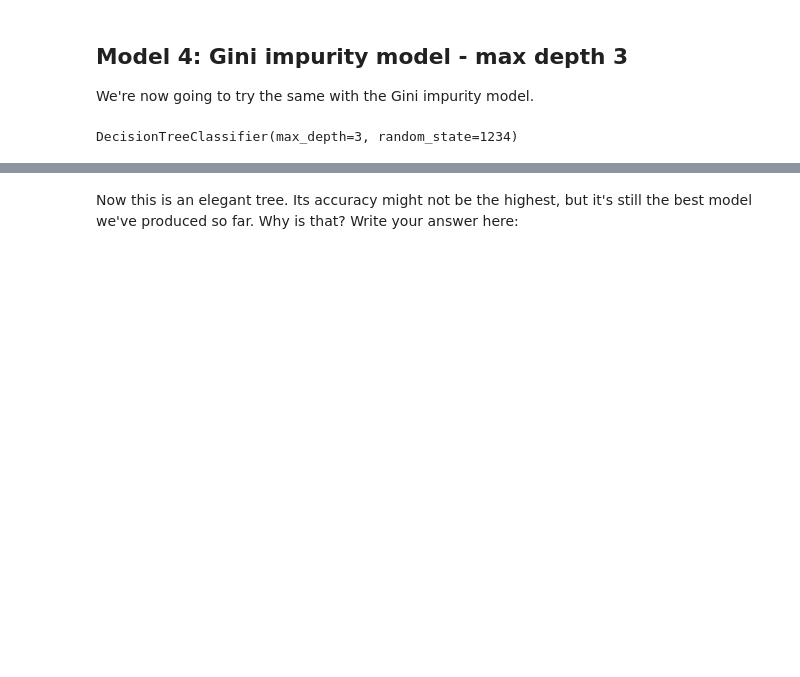
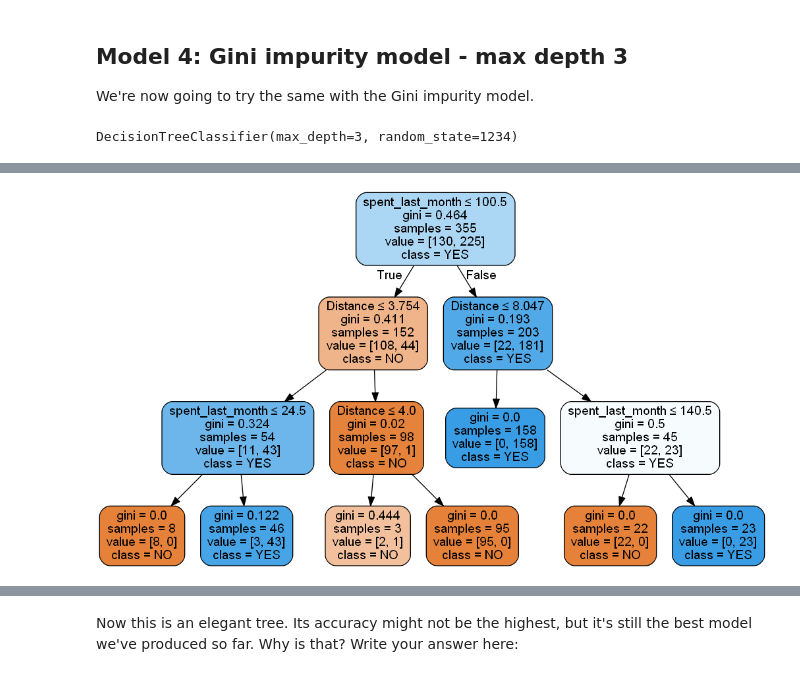
Before and after one commit to sweta0805/springboard, a Jupyter notebook: 1600874478_Springboard_Decision_Tree_Specialty_Coffee_Case_Study_09222020/Springboard Decision Tree Specialty Coffee Case Study - Tier 1.ipynb, the cells around one changed output, grey strips where cells are left out. Cells and saved outputs as stored; diff of their text form; code cells hidden in the pictures; blank space fills up the shorter version.

```diff
--- a/1600874478_Springboard_Decision_Tree_Specialty_Coffee_Case_Study_09222020/Springboard Decision Tree Specialty Coffee Case Study - Tier 1.ipynb
+++ b/1600874478_Springboard_Decision_Tree_Specialty_Coffee_Case_Study_09222020/Springboard Decision Tree Specialty Coffee Case Study - Tier 1.ipynb
@@ -537,7 +537,7 @@ gini_model2
 DecisionTreeClassifier(max_depth=3, random_state=1234)
 # %%
 dot_data = StringIO()
-tree._ _ _(gini_model2, out_file=dot_data,
+tree.export_graphviz(gini_model2, out_file=dot_data,
                 filled=True, rounded=True,
                 special_characters=True, feature_names=X_train.columns,class_names = ["NO", "YES"])
 
@@ -549,3 +548,4 @@ SyntaxError: invalid syntax (<ipython-input-49-20b279634cde>, line 2)
+[figure, added]
 # %%
 print("Gini impurity  model - max depth 3")
 print("Accuracy:", metrics.accuracy_score(y_test,y_pred))
```
Also changed, not shown: parts of 9 cells of this notebook.
